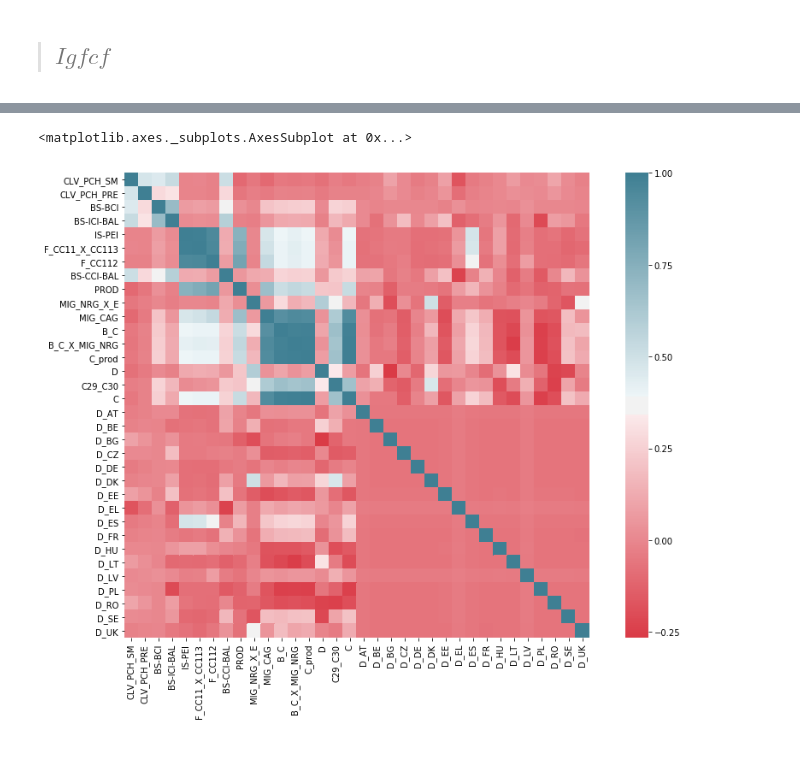
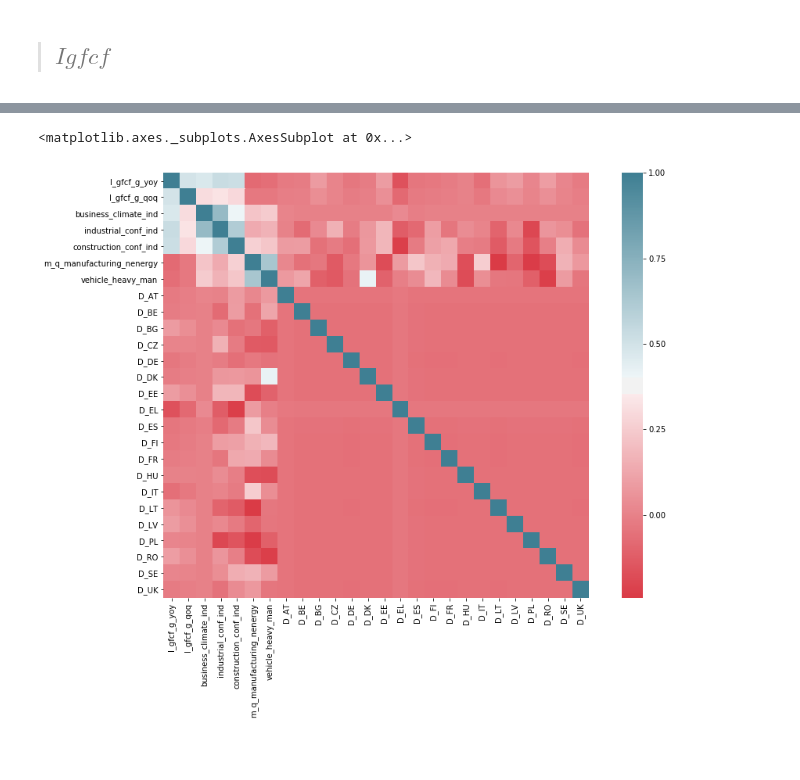
Before and after one commit to boturon/NovaSBE_Courses, a Jupyter notebook: 1107_macroeconomic-policies/assignment/pred-gdp/data.ipynb, the cells around one changed output, grey strips where cells are left out. Drawn from its saved outputs; the diff is of its cells as text; code cells hidden in the pictures.

```diff
--- a/1107_macroeconomic-policies/assignment/pred-gdp/data.ipynb
+++ b/1107_macroeconomic-policies/assignment/pred-gdp/data.ipynb
@@ -651,8 +667,18 @@ def Igfcf(model_variables=[], version=0, all_boolean=False, country_dummies=True
     ###########################################################################################
 
     # Regression
-    X = sm.add_constant(Igfcf.loc[:, Igfcf.columns != "CLV_PCH_SM"].copy())
-    y = Igfcf.loc[:, "CLV_PCH_SM"].copy()
+    if version==3:
+        Igfcf.columns = ['I_gfcf_g_yoy', 'I_gfcf_g_qoq', "business_climate_ind",
+                         "industrial_conf_ind", 'construction_conf_ind',
+                         'm_q_manufacturing_nenergy', 'vehicle_heavy_man',
+                         'D_AT', 'D_BE', 'D_BG', 'D_CZ', 'D_DE','D_DK',
+                         'D_EE', 'D_EL', 'D_ES', 'D_FI', 'D_FR', 'D_HU',
+                         'D_IT', 'D_LT','D_LV', 'D_PL', 'D_RO', 'D_SE', 'D_UK']
+        X = sm.add_constant(Igfcf.loc[:, Igfcf.columns != "I_gfcf_g_yoy"].copy())
+        y = Igfcf.loc[:, "I_gfcf_g_yoy"].copy()
+    else:
+        X = sm.add_constant(Igfcf.loc[:, Igfcf.columns != "CLV_PCH_SM"].copy())
+        y = Igfcf.loc[:, "CLV_PCH_SM"].copy()
     results = sm.OLS(y, X).fit()
     print(results.summary())
 
@@ -739,11 +765,11 @@ Warnings:
 strong multicollinearity problems or that the design matrix is singular.
 # %%
 f, ax = plt.subplots(figsize=(15,10))
-sns.heatmap(Igfcf_all.corr(), mask=np.zeros_like(Igfcf_all.corr(), dtype=np.bool),
+sns.heatmap(Igfcf3.corr(), mask=np.zeros_like(Igfcf3.corr(), dtype=np.bool),
             cmap=sns.diverging_palette(10, 220, as_cmap=True),square=True, ax=ax)
 # %% [output]
 <matplotlib.axes._subplots.AxesSubplot at 0x...>
-[figure, old version]
+[figure, new version]
 # %% [markdown]
 <br>
 # %% [markdown]
```
Also changed, not shown: parts of 60 cells of this notebook, 1 other file.
